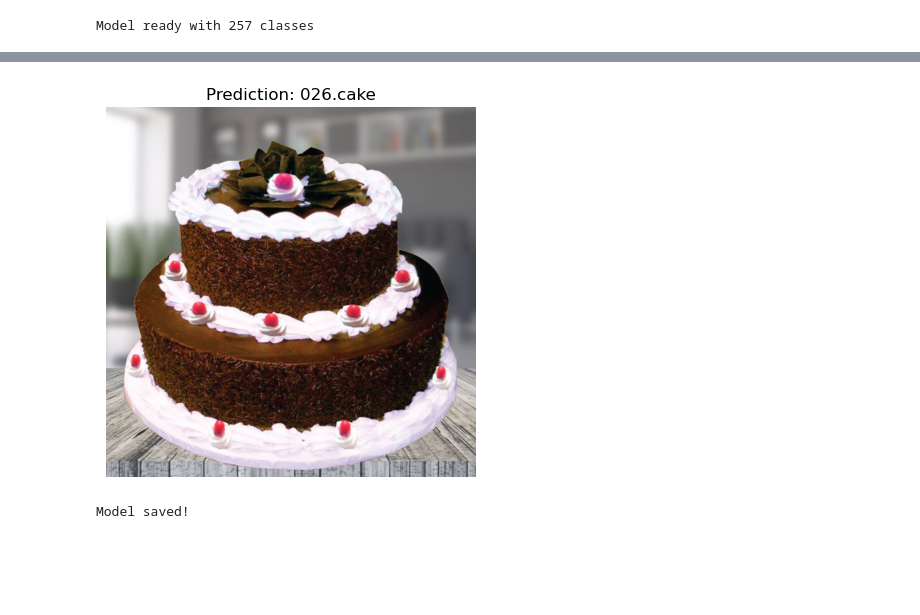
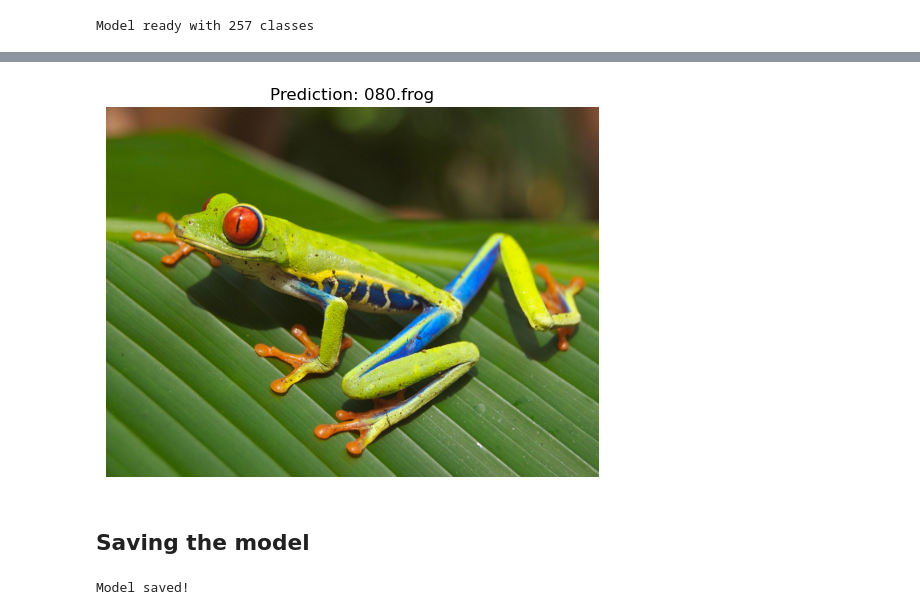
Before and after one commit to tirthankar27/Mini-Google-Lens, a Jupyter notebook: Mini_Google_Lens.ipynb, the cells around one changed output, grey strips where cells are left out. Drawn from its saved outputs; the diff is of its cells as text; code cells hidden in the pictures; blank space fills up the shorter version.

```diff
--- a/Mini_Google_Lens.ipynb
+++ b/Mini_Google_Lens.ipynb
@@ -72,0 +193,6 @@ Test size: 6122
+# %%
+#Training setup
+import torch.optim as optim
+
+criterion = nn.CrossEntropyLoss()
+optimizer = optim.Adam(model.parameters(), lr=0.0003)
@@ -72,0 +295,31 @@ Test size: 6122
+# %%
+#Mini Google Lens
+from PIL import Image
+import matplotlib.pyplot as plt
+
+def predict_image(img_path):
+    img = Image.open(img_path).convert("RGB")
+
+    transform = transforms.Compose([
+        transforms.Resize((224, 224)),
+        transforms.ToTensor(),
+        transforms.Normalize([0.485, 0.456, 0.406],
+                             [0.229, 0.224, 0.225])
+    ])
+
+    img_tensor = transform(img).unsqueeze(0).to(device)
+
+    model.eval()
+    with torch.no_grad():
+        outputs = model(img_tensor)
+        _, predicted = torch.max(outputs, 1)
+
+    class_name = full_dataset.classes[predicted.item()]
+
+    plt.imshow(img)
+    plt.title(f"Prediction: {class_name}")
+    plt.axis("off")
+    plt.show()
+
+
+predict_image("cake.jpg")
@@ -144,5 +388,8 @@ Epoch 8, Loss: 0.3272, Acc: 72.25%
 # %%
 #Test accuracy
+all_preds = []
+all_labels = []
+
 model.eval()
 correct = 0
 total = 0
@@ -157,5 +404,8 @@ with torch.no_grad():
         total += labels.size(0)
         correct += (predicted == labels).sum().item()
 
+        all_preds.extend(predicted.cpu().numpy())
+        all_labels.extend(labels.cpu().numpy())
+
 print("Accuracy:", 100 * correct / total, "%")
 # %% [output]
@@ -164,35 +456,37 @@ Accuracy: 72.24763149297615 %
 #Mini Google Lense
 from PIL import Image
 import matplotlib.pyplot as plt
 
 def predict_image(img_path):
     img = Image.open(img_path).convert("RGB")
 
     transform = transforms.Compose([
         transforms.Resize((224, 224)),
         transforms.ToTensor(),
         transforms.Normalize([0.485, 0.456, 0.406],
                              [0.229, 0.224, 0.225])
     ])
 
     img_tensor = transform(img).unsqueeze(0).to(device)
 
     model.eval()
     with torch.no_grad():
         outputs = model(img_tensor)
         _, predicted = torch.max(outputs, 1)
 
     class_name = full_dataset.classes[predicted.item()]
 
     plt.imshow(img)
     plt.title(f"Prediction: {class_name}")
     plt.axis("off")
     plt.show()
 
 
-predict_image("cake.jpg")
+predict_image("frog.jpg")
 # %% [output]
-[figure, old version]
+[figure, new version]
+# %% [markdown]
+## Saving the model
 # %%
 torch.save(model.state_dict(), "model.pth")
 print("Model saved!")
```
Also changed, not shown: parts of 24 cells of this notebook.
